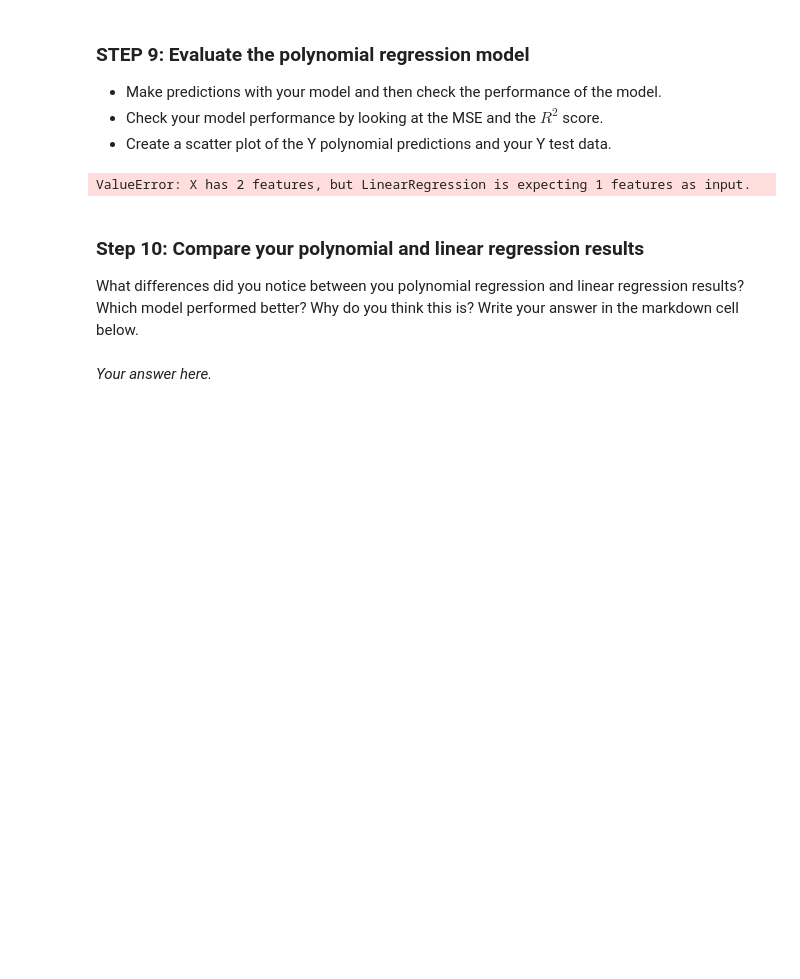
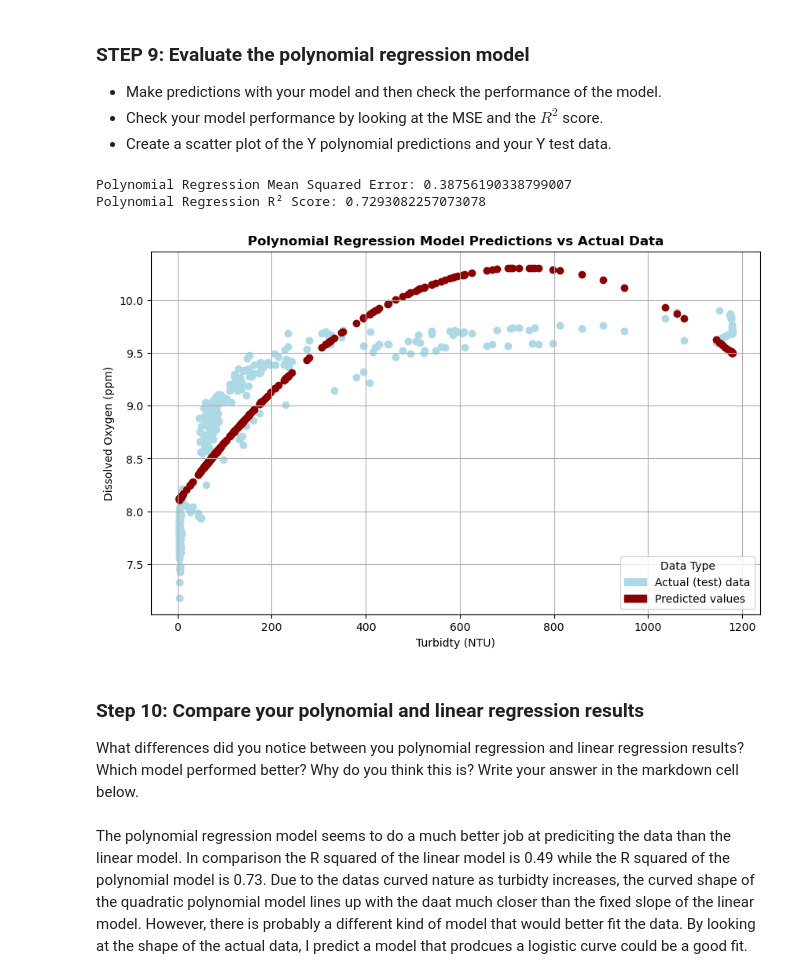
Before and after one commit to jordancsibley/EDS232-labs, a Jupyter notebook: Week1/Lab1-hurricane.ipynb, the cells around one changed output. Cells and saved outputs as stored; diff of their text form; code cells hidden in the pictures; blank space fills up the shorter version.

```diff
--- a/Week1/Lab1-hurricane.ipynb
+++ b/Week1/Lab1-hurricane.ipynb
@@ -236,7 +241,7 @@ plt.show()
 We assumed linear regression would work well with our data, but this data doesn't look very linear. It's a good reminder of the importance of exploratory analysis. Let's check to see how a polynomial regression performs in comparison. Transform the features for polynomial regression. Use the `PolynomialFeatures` class from the `sklearn.preprocessing` module.
 # %%
 # Transform features to include polynomial terms (degree 2 for quadratic terms)
-poly = PolynomialFeatures(2, include_bias=False)
+poly = PolynomialFeatures() # Default degree is 2
 X_poly_train = poly.fit_transform(X_train)
 X_poly_test = poly.fit_transform(X_test)
 
@@ -254,7 +259,7 @@ print(X_poly_train)
 ### Step 8: Fit your model on the polynomial features
 # %%
 # Train the model on polynomial features
-poly_model = LinearRegression().fit(X_poly_train, Y_train)
+poly_model = model.fit(X_poly_train, Y_train)
 # %% [markdown]
 ### STEP 9: Evaluate the polynomial regression model
 - Make predictions with your model and then check the performance of the model.
@@ -263,20 +268,37 @@ poly_model = LinearRegression().fit(X_poly_train, Y_train)
 # %%
 # Make predictions using the polynomial model
 Y_poly_pred = model.predict(X_poly_test)
 
 # Calculate evaluation metrics using scikit-learn's mean_squared_error and r2_score
 poly_mse = np.sqrt(mean_squared_error(Y_test, Y_poly_pred))
-poly_r2 = r2_score(Y_test, Y_poly_pre)
+poly_r2 = r2_score(Y_test, Y_poly_pred)
 
 print(f"Polynomial Regression Mean Squared Error: {poly_mse}")
 print(f"Polynomial Regression R² Score: {poly_r2}")
 
-# Plot predictions vs actual
+# Plot predictions of polynomial regression vs actual
+fig, ax = plt.subplots(figsize = (10,6))
+plt.scatter(x = X_test, y = Y_test, c="lightblue") # Actual values
+plt.scatter(x = X_test, y = Y_poly_pred, c = "darkred") # Predictied values
+
+# Add legend
+actual_patch = mpatches.Patch(color = "lightblue", label = 'Actual (test) data')
+pred_patch = mpatches.Patch(color = "darkred", label = "Predicted values")
+ax.legend(handles=[actual_patch, pred_patch], loc='lower right', title='Data Type')
+
+plt.ylabel('Dissolved Oxygen (ppm)')
+plt.xlabel('Turbidty (NTU)')
+plt.title('Polynomial Regression Model Predictions vs Actual Data', fontweight='bold')
+
+plt.grid(True)
+plt.show()
 # %% [output]
-ValueError: X has 2 features, but LinearRegression is expecting 1 features as input.
+Polynomial Regression Mean Squared Error: 0.38756190338799007
+Polynomial Regression R² Score: 0.7293082257073078
+[figure, added]
 # %% [markdown]
 ### Step 10: Compare your polynomial and linear regression results
 
 What differences did you notice between you polynomial regression and linear regression results? Which model performed better? Why do you think this is? Write your answer in the markdown cell below.
 # %% [markdown]
-*Your answer here.*
+The polynomial regression model seems to do a much better job at prediciting the data than the linear model. In comparison the R squared of the linear model is 0.49 while the R squared of the polynomial model is 0.73. Due to the datas curved nature as turbidty increases, the curved shape of the quadratic polynomial model lines up with the daat much closer than the fixed slope of the linear model. However, there is probably a different kind of model that would better fit the data. By looking at the shape of the actual data, I predict a model that prodcues a logistic curve could be a good fit.
```
Also changed, not shown: parts of 4 cells of this notebook.
